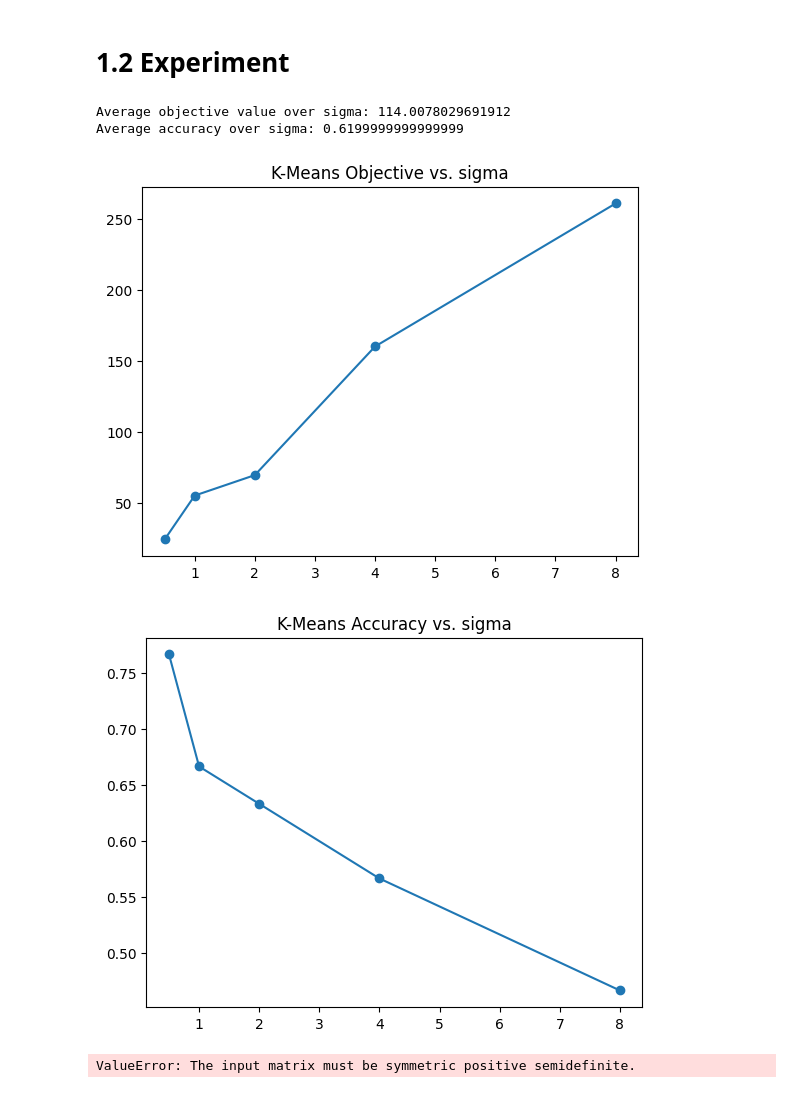
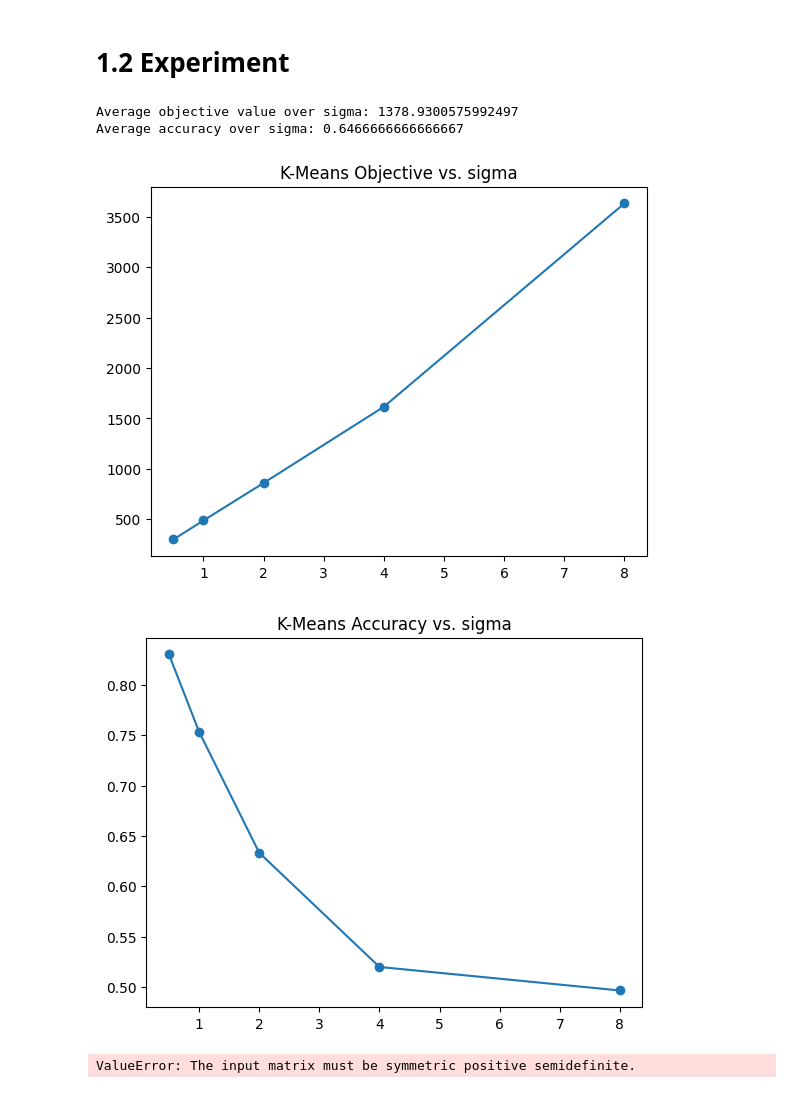
Before and after one commit to manasdtrivedi/CS760-Machine-Learning, a Jupyter notebook: Unsupervised/KMeans_GMM_PCA.ipynb, the cells around one changed output. Saved outputs shown, nothing was run; the diff lists cells and outputs as text; code cells hidden in the pictures.

```diff
--- a/Unsupervised/KMeans_GMM_PCA.ipynb
+++ b/Unsupervised/KMeans_GMM_PCA.ipynb
@@ -45,35 +45,35 @@ def kmeans(points):
 # %%
 list_objective_kmeans = []
 list_accuracy_kmeans = []
 
 list_of_sigma = [0.5, 1, 2, 4, 8]
 
 for sigma in list_of_sigma:
 
-    cluster_a_points = np.random.multivariate_normal(np.array([-1, -1]), sigma * np.array([[2, 0.5], [0.5, 1]]), 10)
-    cluster_b_points = np.random.multivariate_normal(np.array([1, -1]), sigma * np.array([[1, -0.5], [-0.5, 2]]), 10)
-    cluster_c_points = np.random.multivariate_normal(np.array([0, 1]), sigma * np.array([[1, 0], [0, 2]]), 10)
+    cluster_a_points = np.random.multivariate_normal(np.array([-1, -1]), sigma * np.array([[2, 0.5], [0.5, 1]]), 100)
+    cluster_b_points = np.random.multivariate_normal(np.array([1, -1]), sigma * np.array([[1, -0.5], [-0.5, 2]]), 100)
+    cluster_c_points = np.random.multivariate_normal(np.array([0, 1]), sigma * np.array([[1, 0], [0, 2]]), 100)
 
     points = np.concatenate((cluster_a_points, cluster_b_points, cluster_c_points))
 
     objective_kmeans, accuracy_kmeans = kmeans(points)
     list_objective_kmeans.append(objective_kmeans)
     list_accuracy_kmeans.append(accuracy_kmeans)
 print(f"Average objective value over sigma: {sum(list_objective_kmeans) / len(list_objective_kmeans)}")
 print(f"Average accuracy over sigma: {sum(list_accuracy_kmeans) / len(list_accuracy_kmeans)}")
 plt.plot(list_of_sigma, list_objective_kmeans)
 plt.scatter(list_of_sigma, list_objective_kmeans)
 plt.title('K-Means Objective vs. sigma')
 plt.show()
 plt.plot(list_of_sigma, list_accuracy_kmeans)
 plt.scatter(list_of_sigma, list_accuracy_kmeans)
 plt.title('K-Means Accuracy vs. sigma')
 plt.show()
 # %% [output]
-Average objective value over sigma: 114.0078029691912
-Average accuracy over sigma: 0.6199999999999999
+Average objective value over sigma: 1378.9300575992497
+Average accuracy over sigma: 0.6466666666666667
-[figure, old version]
+[figure, new version]
-[figure, old version]
+[figure, new version]
 # %%
 from scipy.stats import multivariate_normal
 # %%
```
